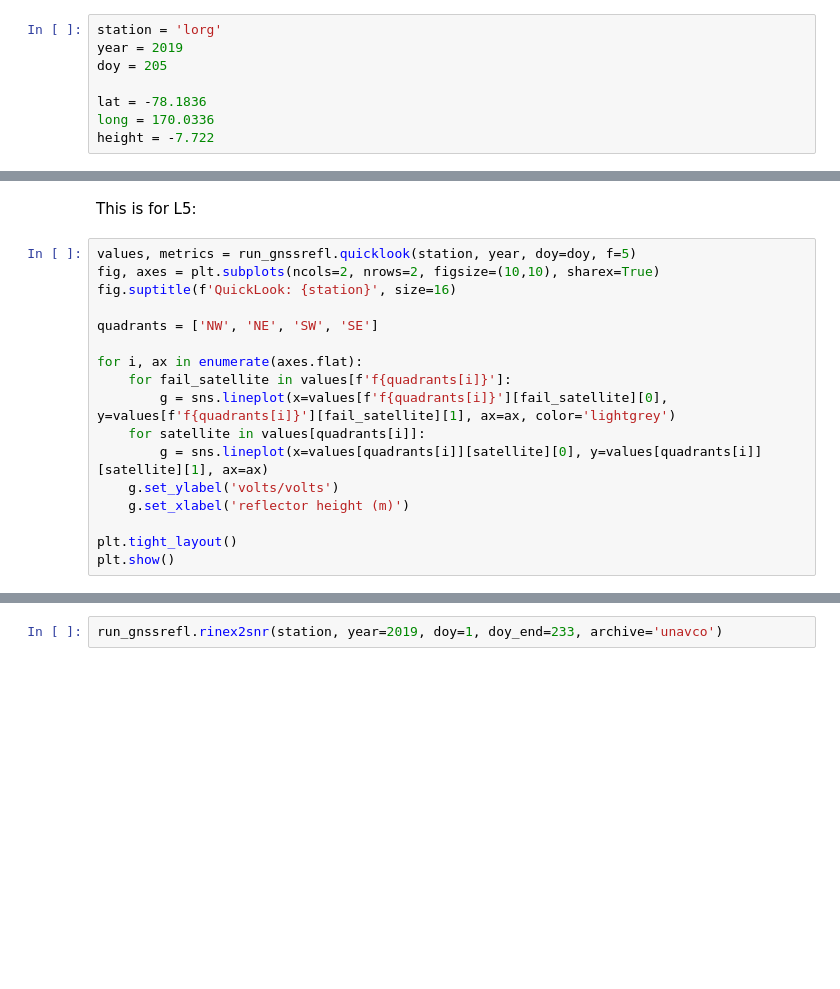
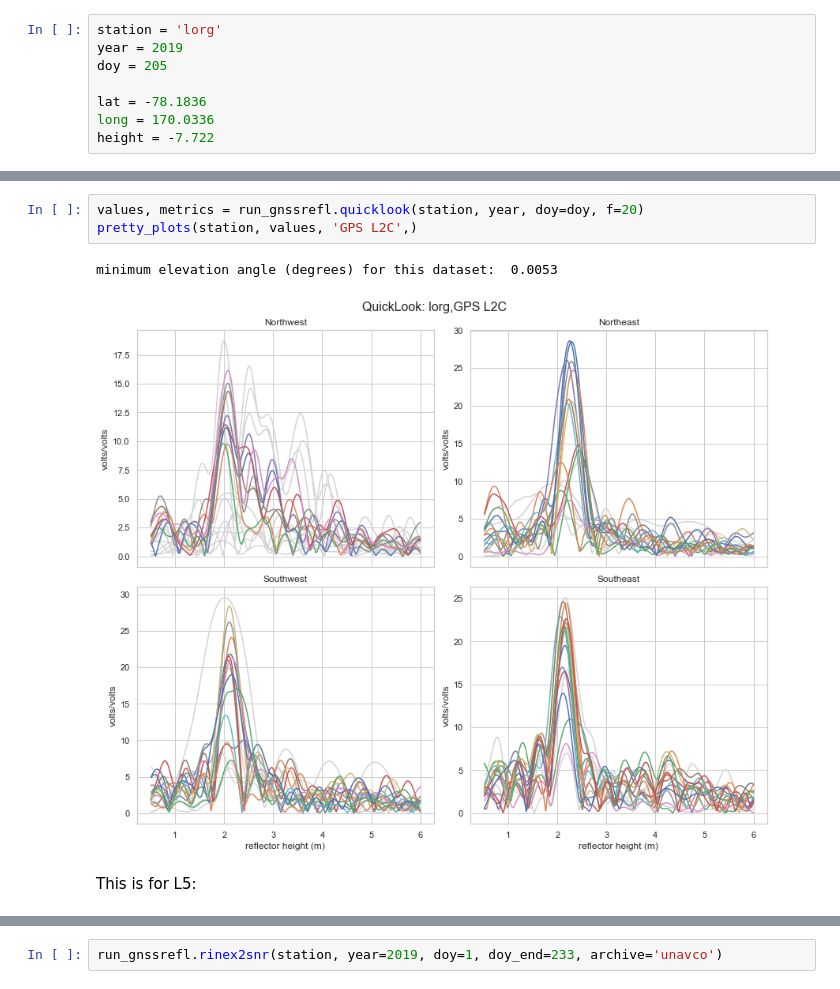
Before and after one commit to timdittmann/gnssrefl_jupyter_github, a Jupyter notebook: notebooks/use-cases/lorg_use_case.ipynb, the cells around one changed output, grey strips where cells are left out. Saved outputs shown, nothing was run; the diff lists cells and outputs as text; blank space fills up the shorter version.

```diff
--- a/notebooks/use-cases/lorg_use_case.ipynb
+++ b/notebooks/use-cases/lorg_use_case.ipynb
@@ -133,19 +149,8 @@ plt.show()
+# %%
+values, metrics = run_gnssrefl.quicklook(station, year, doy=doy, f=20)
+pretty_plots(station, values, 'GPS L2C',)
+# %% [output]
+minimum elevation angle (degrees) for this dataset:  0.0053
+[figure, added]
 # %% [markdown]
 This is for L5:
-# %%
-values, metrics = run_gnssrefl.quicklook(station, year, doy=doy, f=5)
-fig, axes = plt.subplots(ncols=2, nrows=2, figsize=(10,10), sharex=True)
-fig.suptitle(f'QuickLook: {station}', size=16)
-
-quadrants = ['NW', 'NE', 'SW', 'SE']
-
-for i, ax in enumerate(axes.flat):
-    for fail_satellite in values[f'f{quadrants[i]}']:
-        g = sns.lineplot(x=values[f'f{quadrants[i]}'][fail_satellite][0], y=values[f'f{quadrants[i]}'][fail_satellite][1], ax=ax, color='lightgrey')
-    for satellite in values[quadrants[i]]:
-        g = sns.lineplot(x=values[quadrants[i]][satellite][0], y=values[quadrants[i]][satellite][1], ax=ax)
-    g.set_ylabel('volts/volts')
-    g.set_xlabel('reflector height (m)')
-
-plt.tight_layout()
-plt.show()
```
Also changed, not shown: parts of 42 cells of this notebook, 9 other files.
